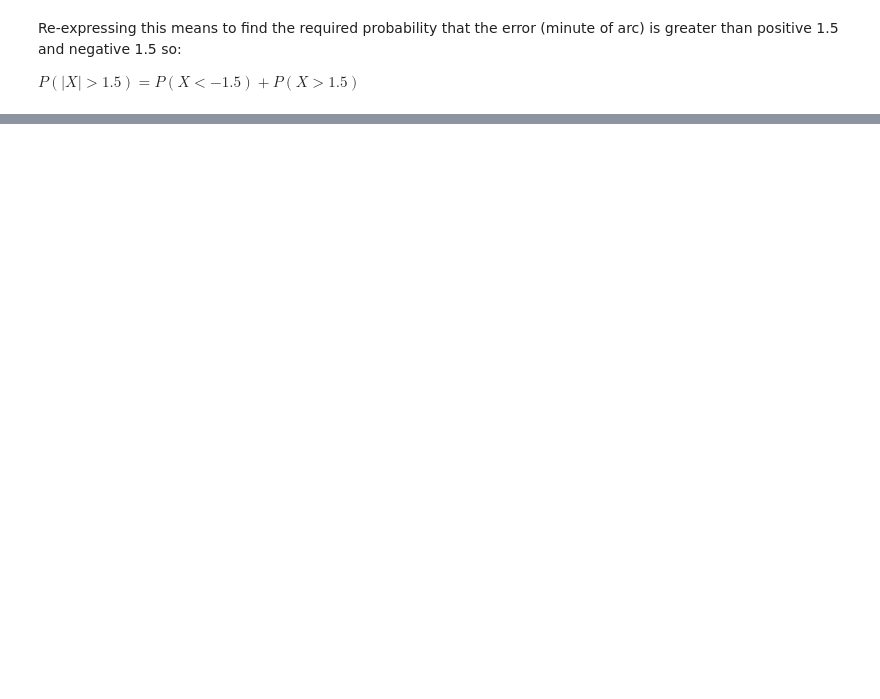
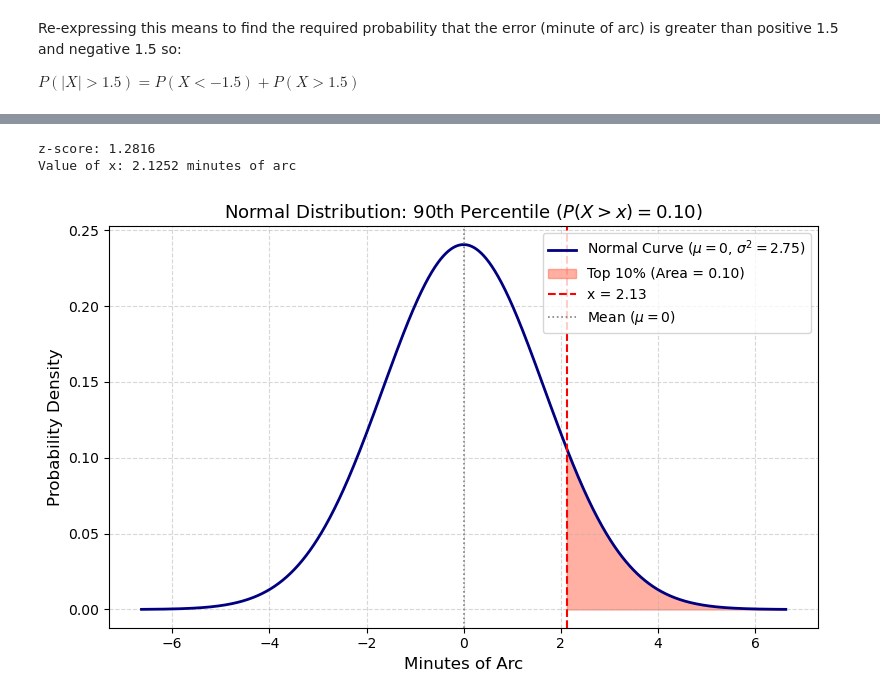
Before and after one commit to segunlonge/OU-M248-Data-Analysis-in-Python, a Jupyter notebook: Computer Book B/1. Computer Book B - Normal Distributions.ipynb, the cells around one changed output, grey strips where cells are left out. Cells and saved outputs as stored; diff of their text form; code cells hidden in the pictures; blank space fills up the shorter version.

```diff
--- a/Computer Book B/1. Computer Book B - Normal Distributions.ipynb
+++ b/Computer Book B/1. Computer Book B - Normal Distributions.ipynb
@@ -440,0 +509,48 @@ $P(|X| > 1.5) = P(X < -1.5) + P(X > 1.5)$
+# %%
+import numpy as np
+import matplotlib.pyplot as plt
+from scipy import stats
+
+# 1. Distribution parameters
+mu = 0
+variance = 2.75
+sigma = np.sqrt(variance)
+
+# 2. Find x such that P(X > x) = 0.10
+# Using percent point function (ppf / inverse CDF) for 90th percentile
+prob_left = 0.90
+z_score = stats.norm.ppf(prob_left)
+x_val = stats.norm.ppf(prob_left, loc=mu, scale=sigma)
+
+print(f"z-score: {z_score:.4f}")
+print(f"Value of x: {x_val:.4f} minutes of arc")
+
+# 3. Plot bell curve
+x = np.linspace(mu - 4 * sigma, mu + 4 * sigma, 1000)
+y = stats.norm.pdf(x, loc=mu, scale=sigma)
+
+plt.figure(figsize=(8, 5))
+plt.plot(x, y, label=f"Normal Curve ($\mu = {mu}$, $\sigma^2 = {variance}$)", color="navy", lw=2)
+
+# 4. Shade top 10% region (X > x)
+x_fill = np.linspace(x_val, mu + 4 * sigma, 300)
+y_fill = stats.norm.pdf(x_fill, loc=mu, scale=sigma)
+plt.fill_between(x_fill, y_fill, color="tomato", alpha=0.5, label=f"Top 10% (Area = 0.10)")
+
+# 5. Add reference lines
+plt.axvline(x_val, color="red", linestyle="--", lw=1.5, label=f"x = {x_val:.2f}")
+plt.axvline(mu, color="gray", linestyle=":", lw=1.2, label=f"Mean ($\mu = {mu}$)")
+
+# 6. Styling
+plt.title("Normal Distribution: 90th Percentile ($P(X > x) = 0.10$)", fontsize=13)
+plt.xlabel("Minutes of Arc", fontsize=12)
+plt.ylabel("Probability Density", fontsize=12)
+plt.legend(loc="upper right")
+plt.grid(True, linestyle="--", alpha=0.5)
+
+plt.tight_layout()
+plt.show()
+# %% [output]
+z-score: 1.2816
+Value of x: 2.1252 minutes of arc
+[figure, added]
```
Also changed, not shown: parts of 60 cells of this notebook, 1 other file.
